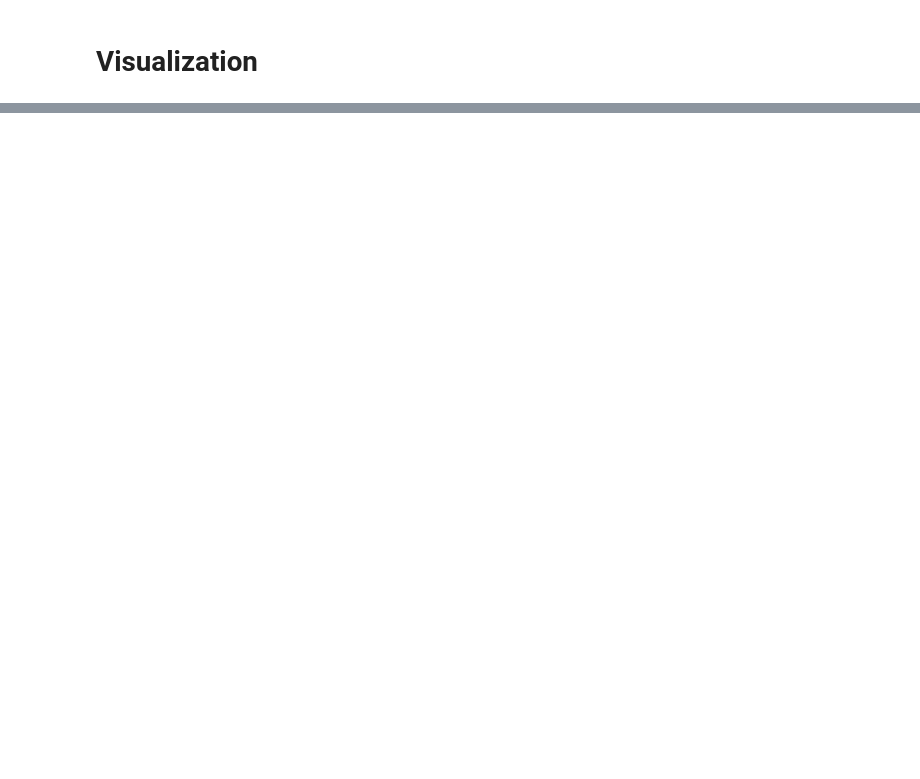
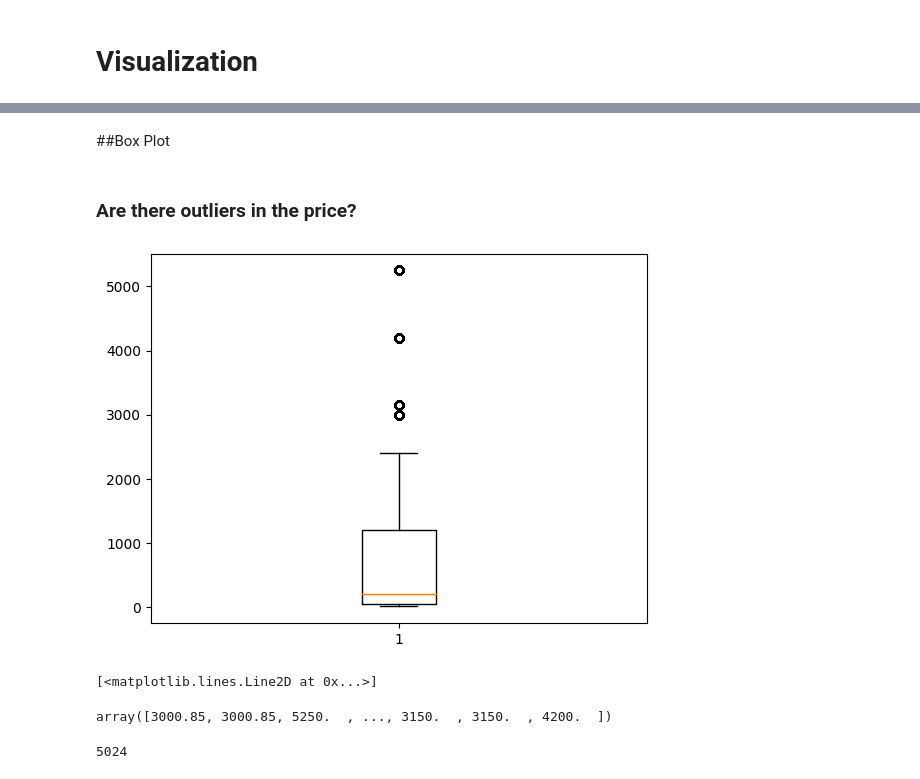
Before and after one commit to Sunisa78-8/BSC_DPDM23, a Jupyter notebook: Understanding_data.ipynb, the cells around one changed output, grey strips where cells are left out. Saved outputs shown, nothing was run; the diff lists cells and outputs as text; code cells hidden in the pictures; blank space fills up the shorter version.

```diff
--- a/Understanding_data.ipynb
+++ b/Understanding_data.ipynb
@@ -105,0 +219,20 @@ data_from_gsheets.describe()
+# %% [markdown]
+##Box Plot
+# %% [markdown]
+### Are there outliers in the price?
+# %%
+bpreturn = plt.boxplot(shopping_data['price'])
+# %% [output]
+[figure, added]
+# %%
+bpreturn['fliers']
+# %% [output]
+[<matplotlib.lines.Line2D at 0x...>]
+# %%
+bpreturn['fliers'][0].get_ydata()
+# %% [output]
+array([3000.85, 3000.85, 5250.  , ..., 3150.  , 3150.  , 4200.  ])
+# %%
+len(bpreturn['fliers'][0].get_ydata())
+# %% [output]
+5024
```
Also changed, not shown: parts of 86 cells of this notebook.
